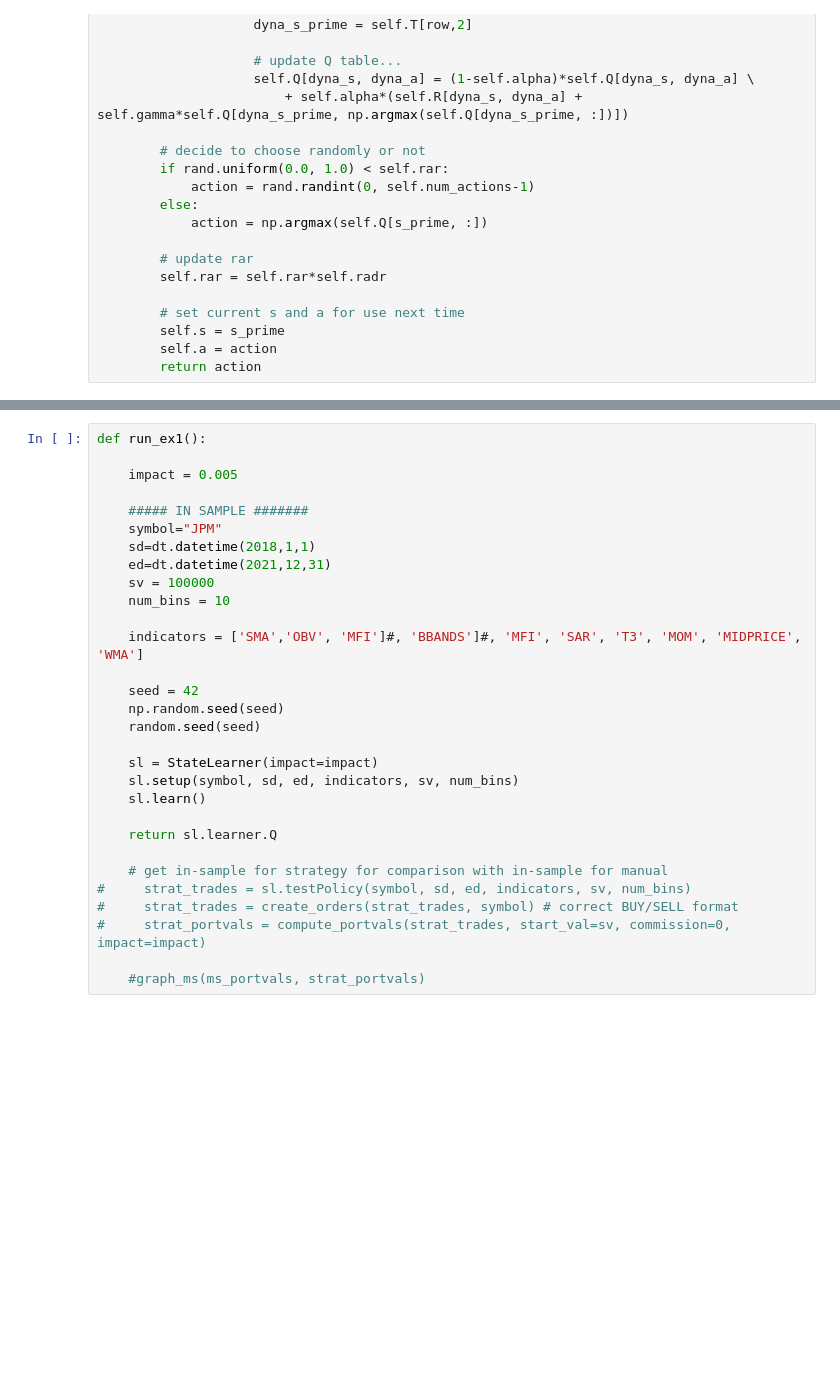
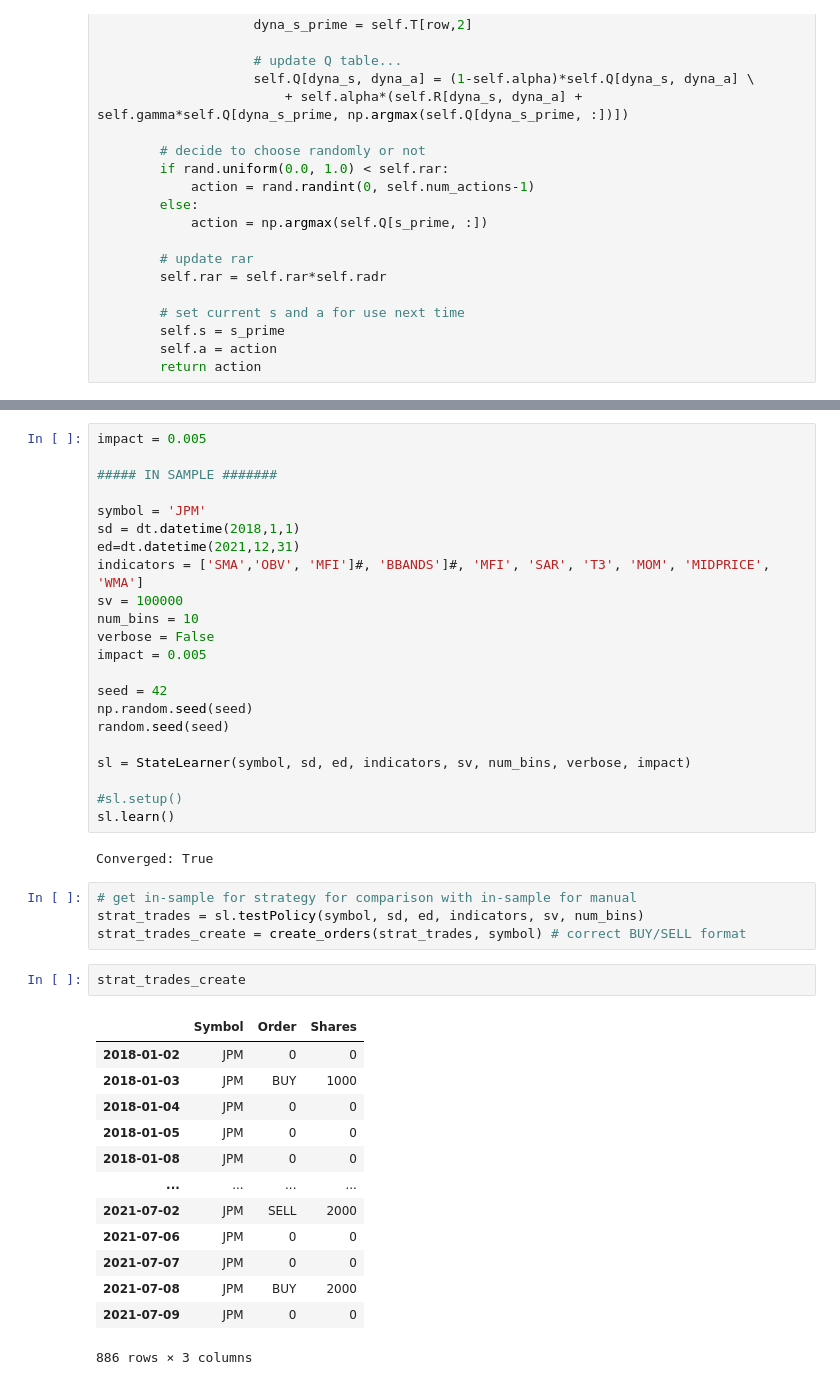
Before and after one commit to albeadams/ml4t, a Jupyter notebook: Stage.ipynb, the cells around one changed output, grey strips where cells are left out. Drawn from its saved outputs; the diff is of its cells as text; blank space fills up the shorter version.

```diff
--- a/Stage.ipynb
+++ b/Stage.ipynb
@@ -475,32 +429,46 @@ class StateLearner:
 
         return trades
 # %%
-def run_ex1():
+impact = 0.005
 
-    impact = 0.005
+##### IN SAMPLE #######
 
-    ##### IN SAMPLE #######
-    symbol="JPM"
-    sd=dt.datetime(2018,1,1)
-    ed=dt.datetime(2021,12,31)
-    sv = 100000
-    num_bins = 10
+symbol = 'JPM'
+sd = dt.datetime(2018,1,1)
+ed=dt.datetime(2021,12,31)
+indicators = ['SMA','OBV', 'MFI']#, 'BBANDS']#, 'MFI', 'SAR', 'T3', 'MOM', 'MIDPRICE', 'WMA']
+sv = 100000
+num_bins = 10
+verbose = False
+impact = 0.005
 
-    indicators = ['SMA','OBV', 'MFI']#, 'BBANDS']#, 'MFI', 'SAR', 'T3', 'MOM', 'MIDPRICE', 'WMA']
+seed = 42
+np.random.seed(seed)
+random.seed(seed)
 
-    seed = 42
-    np.random.seed(seed)
-    random.seed(seed)
+sl = StateLearner(symbol, sd, ed, indicators, sv, num_bins, verbose, impact)
 
-    sl = StateLearner(impact=impact)
-    sl.setup(symbol, sd, ed, indicators, sv, num_bins)
-    sl.learn()
-
-    return sl.learner.Q
-
-    # get in-sample for strategy for comparison with in-sample for manual
-#     strat_trades = sl.testPolicy(symbol, sd, ed, indicators, sv, num_bins)
-#     strat_trades = create_orders(strat_trades, symbol) # correct BUY/SELL format
-#     strat_portvals = compute_portvals(strat_trades, start_val=sv, commission=0, impact=impact)
-
-    #graph_ms(ms_portvals, strat_portvals)
+#sl.setup()
+sl.learn()
+# %% [output]
+Converged: True
+# %%
+# get in-sample for strategy for comparison with in-sample for manual
+strat_trades = sl.testPolicy(symbol, sd, ed, indicators, sv, num_bins)
+strat_trades_create = create_orders(strat_trades, symbol) # correct BUY/SELL format
+# %%
+strat_trades_create
+# %% [output]
+|  | Symbol | Order | Shares |
+| 2018-01-02 | JPM | 0 | 0 |
+| 2018-01-03 | JPM | BUY | 1000 |
+| 2018-01-04 | JPM | 0 | 0 |
+| 2018-01-05 | JPM | 0 | 0 |
+| 2018-01-08 | JPM | 0 | 0 |
+| ... | ... | ... | ... |
+| 2021-07-02 | JPM | SELL | 2000 |
+| 2021-07-06 | JPM | 0 | 0 |
+| 2021-07-07 | JPM | 0 | 0 |
+| 2021-07-08 | JPM | BUY | 2000 |
+| 2021-07-09 | JPM | 0 | 0 |
+886 rows × 3 columns
```
Also changed, not shown: parts of 6 cells of this notebook.
